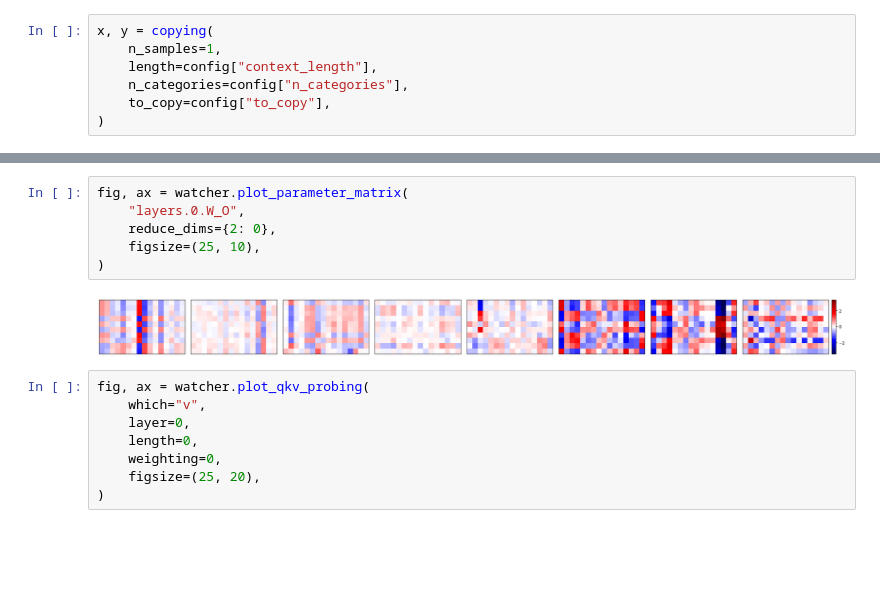
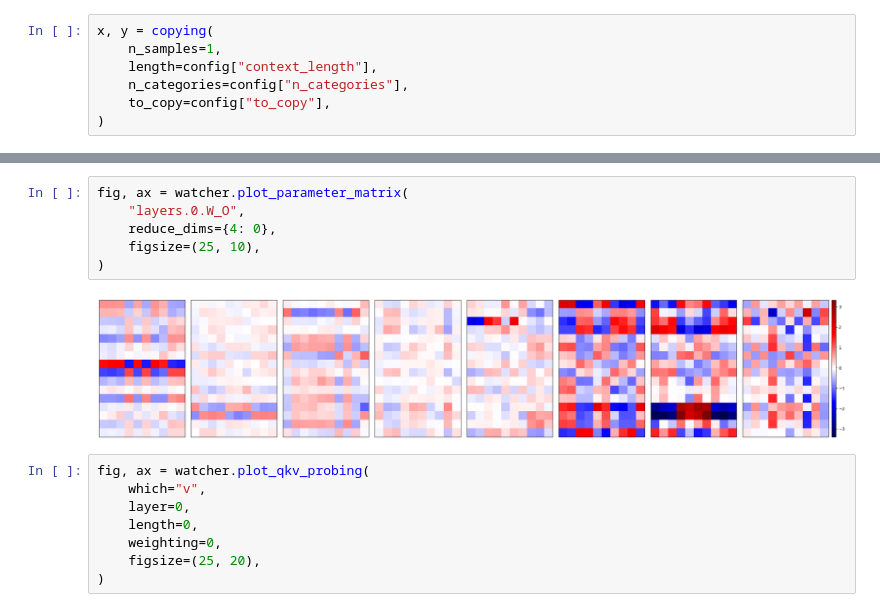
Before and after one commit to irkri/elissabeth, a Jupyter notebook: projects/copying/test.ipynb, the cells around one changed output, grey strips where cells are left out. Saved outputs shown, nothing was run; the diff lists cells and outputs as text; blank space fills up the shorter version.

```diff
--- a/projects/copying/test.ipynb
+++ b/projects/copying/test.ipynb
@@ -88,11 +88,11 @@ fig, ax = watcher.plot_attention_matrices(
 # %%
 fig, ax = watcher.plot_parameter_matrix(
     "layers.0.W_O",
-    reduce_dims={2: 0},
+    reduce_dims={4: 0},
     figsize=(25, 10),
 )
 # %% [output]
-[figure, old version]
+[figure, new version]
 # %%
 fig, ax = watcher.plot_qkv_probing(
     which="v",
```
Also changed, not shown: parts of 2 cells of this notebook, 2 other files.
